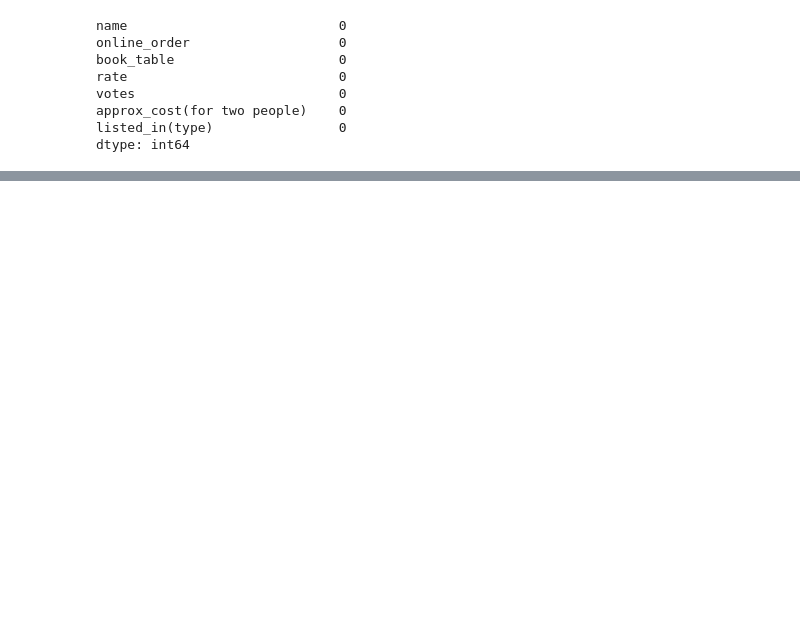
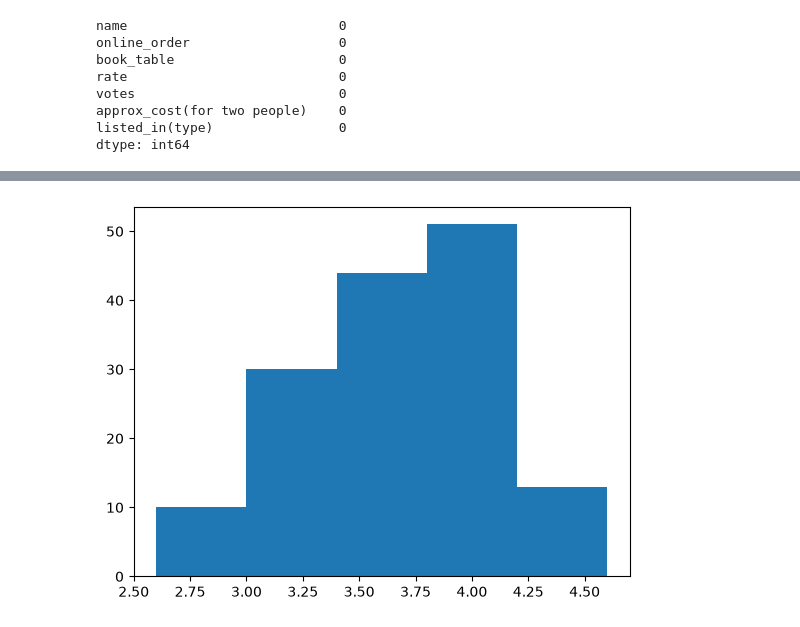
Before and after one commit to saurabhkumar96/mini_project, a Jupyter notebook: aug-2026/python_projects/zomato_data_analysis/zomato-analysis.ipynb, the cells around one changed output, grey strips where cells are left out. Drawn from its saved outputs; the diff is of its cells as text; code cells hidden in the pictures; blank space fills up the shorter version.

```diff
--- a/aug-2026/python_projects/zomato_data_analysis/zomato-analysis.ipynb
+++ b/aug-2026/python_projects/zomato_data_analysis/zomato-analysis.ipynb
@@ -107,0 +85,5 @@ dtype: int64
+# %%
+plt.hist(df["rate"],bins=5)
+plt.show()
+# %% [output]
+[figure, added]
```
Also changed, not shown: parts of 15 cells of this notebook, 2 other files.
